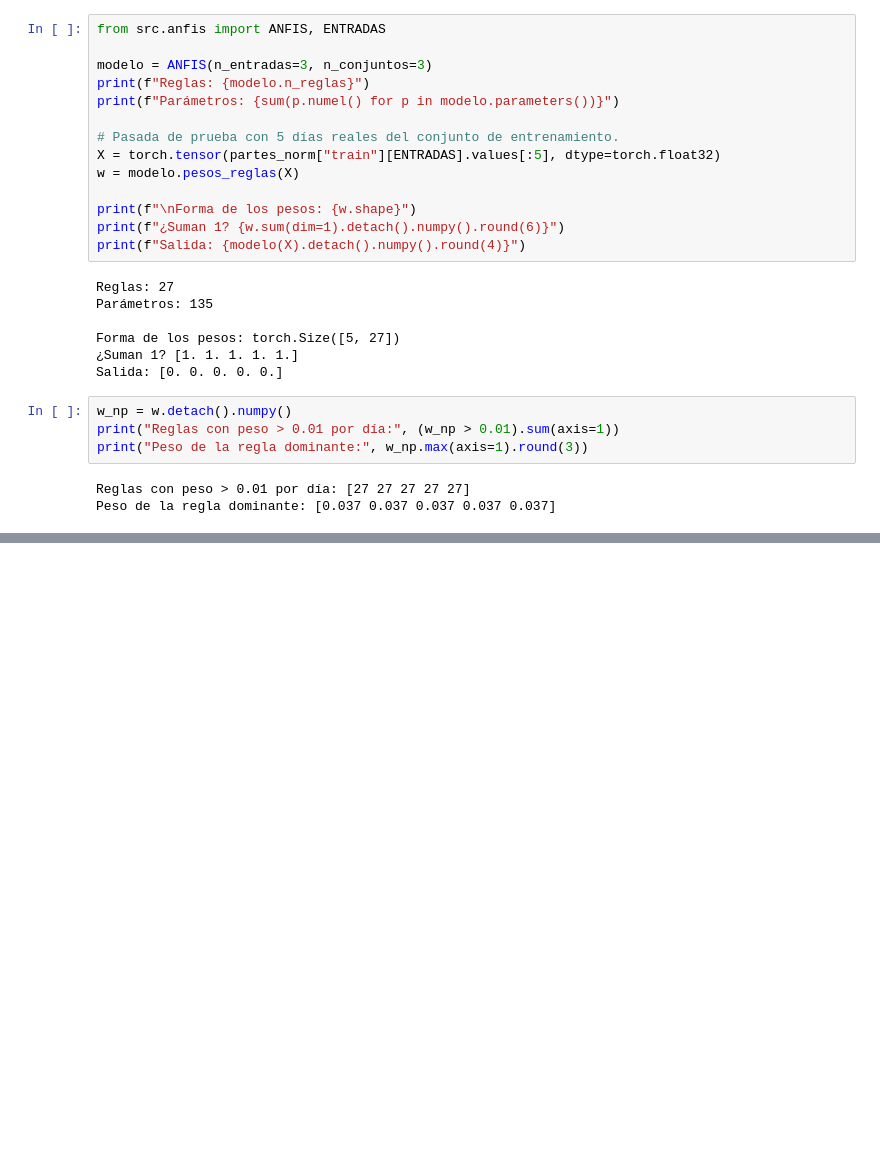
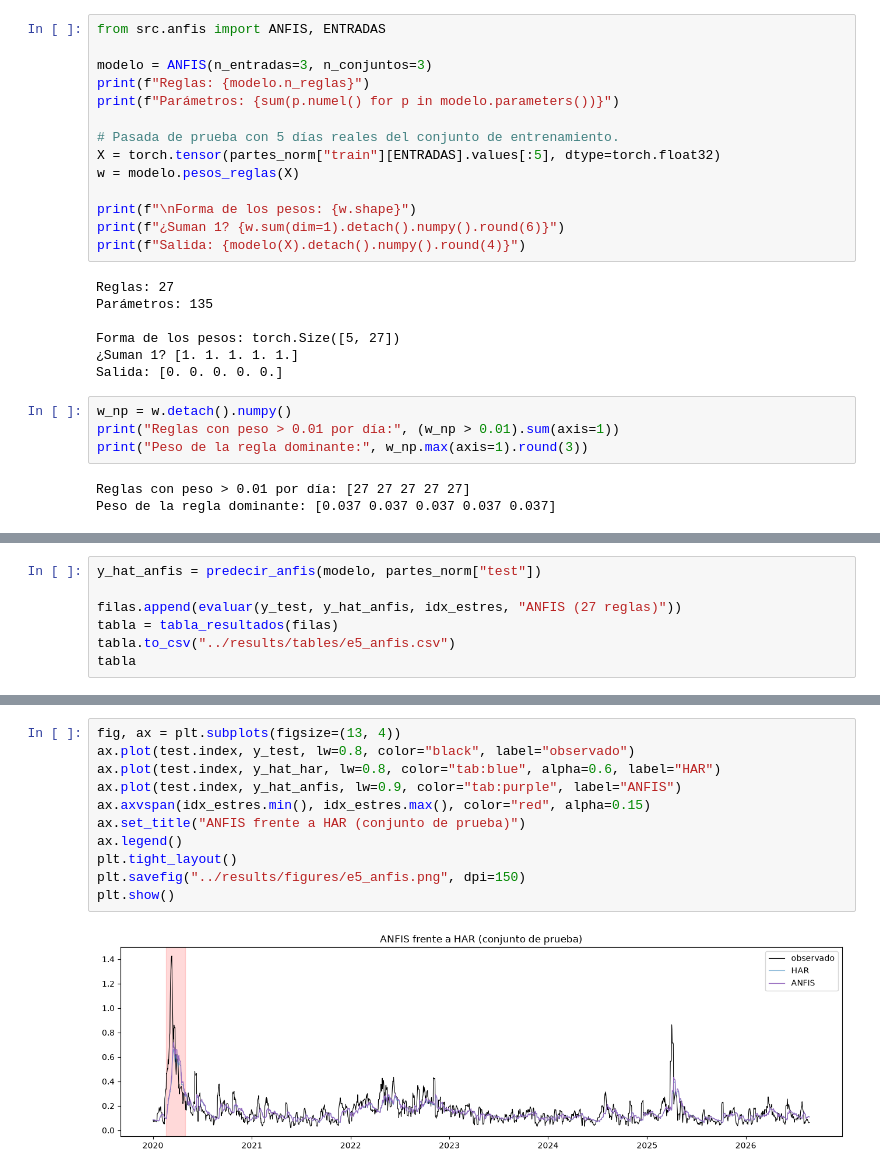
Before and after one commit to VictorSinNav/TFG, a Jupyter notebook: notebooks/02_modelos.ipynb, the cells around one changed output, grey strips where cells are left out. Cells and saved outputs as stored; diff of their text form; blank space fills up the shorter version.

```diff
--- a/notebooks/02_modelos.ipynb
+++ b/notebooks/02_modelos.ipynb
@@ -294,0 +415,7 @@ Peso de la regla dominante: [0.037 0.037 0.037 0.037 0.037]
+# %%
+y_hat_anfis = predecir_anfis(modelo, partes_norm["test"])
+
+filas.append(evaluar(y_test, y_hat_anfis, idx_estres, "ANFIS (27 reglas)"))
+tabla = tabla_resultados(filas)
+tabla.to_csv("../results/tables/e5_anfis.csv")
+tabla
@@ -294,0 +448,13 @@ Peso de la regla dominante: [0.037 0.037 0.037 0.037 0.037]
+# %%
+fig, ax = plt.subplots(figsize=(13, 4))
+ax.plot(test.index, y_test, lw=0.8, color="black", label="observado")
+ax.plot(test.index, y_hat_har, lw=0.8, color="tab:blue", alpha=0.6, label="HAR")
+ax.plot(test.index, y_hat_anfis, lw=0.9, color="tab:purple", label="ANFIS")
+ax.axvspan(idx_estres.min(), idx_estres.max(), color="red", alpha=0.15)
+ax.set_title("ANFIS frente a HAR (conjunto de prueba)")
+ax.legend()
+plt.tight_layout()
+plt.savefig("../results/figures/e5_anfis.png", dpi=150)
+plt.show()
+# %% [output]
+[figure, added]
```
Also changed, not shown: parts of 19 cells of this notebook, 8 other files.
